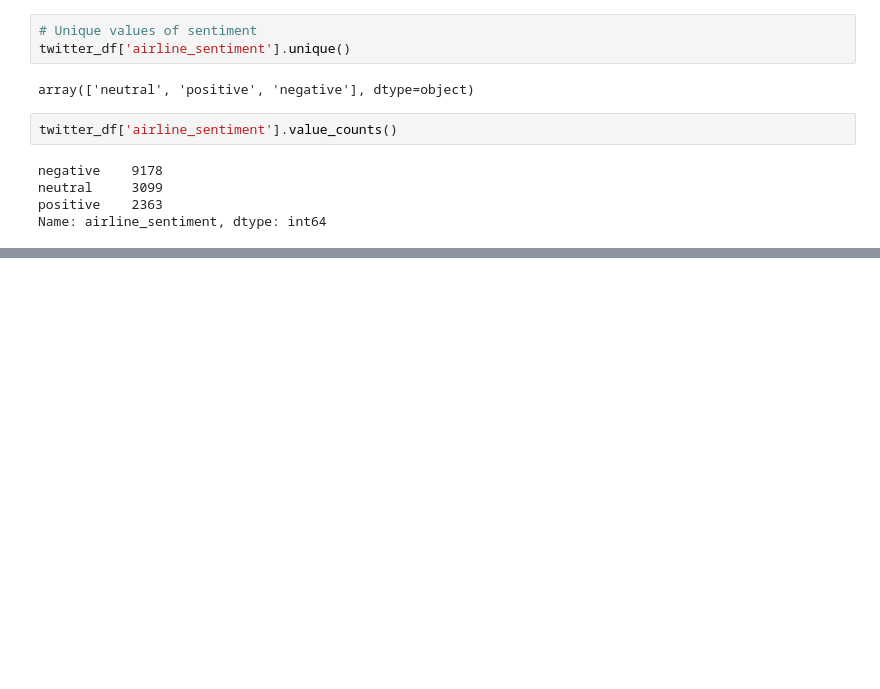
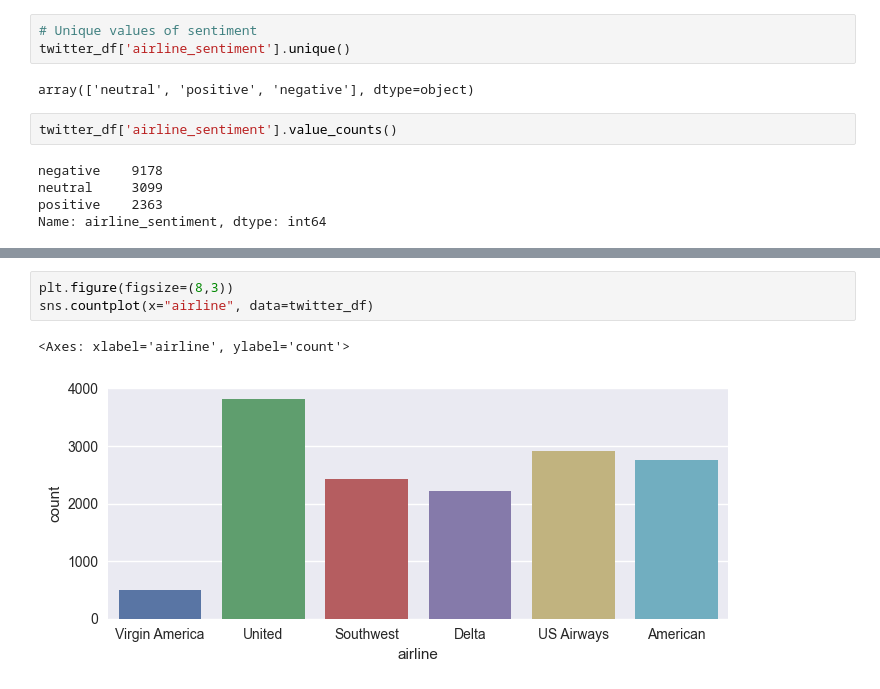
Before and after one commit to muntazir02/maven, a Jupyter notebook: Maven_NLP0_KaggleAirline.ipynb, the cells around one changed output, grey strips where cells are left out. Saved outputs shown, nothing was run; the diff lists cells and outputs as text; blank space fills up the shorter version.

```diff
--- a/Maven_NLP0_KaggleAirline.ipynb
+++ b/Maven_NLP0_KaggleAirline.ipynb
@@ -123,0 +142,6 @@ twitter_df.describe().T
+# %%
+plt.figure(figsize=(8,3))
+sns.countplot(x="airline", data=twitter_df)
+# %% [output]
+<Axes: xlabel='airline', ylabel='count'>
+[figure, added]
```
Also changed, not shown: parts of 21 cells of this notebook.
